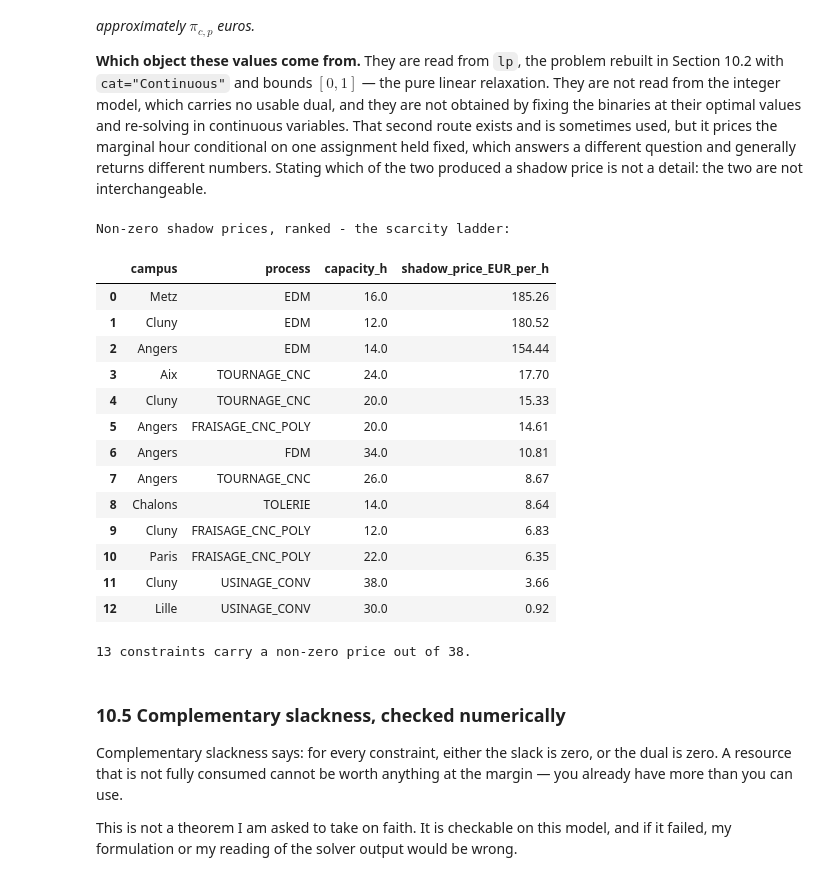
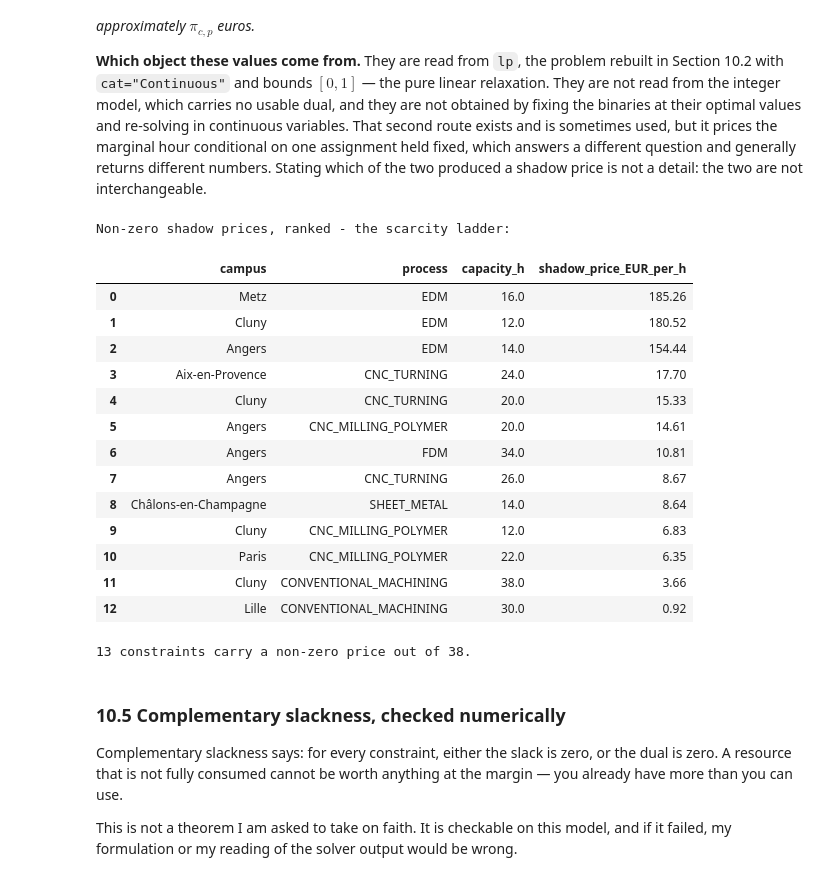
Before and after one commit to TomDemir/multi-site-capacity-allocation-milp, a Jupyter notebook: MILP_Capacity_Allocation_final.ipynb, the cells around one changed output. Saved outputs shown, nothing was run; the diff lists cells and outputs as text; code cells hidden in the pictures.

```diff
--- a/MILP_Capacity_Allocation_final.ipynb
+++ b/MILP_Capacity_Allocation_final.ipynb
@@ -212,8 +212,8 @@ C = list(CAMPUS_COORD)
 # Process types.
 # The first six exist somewhere in the network. The last two form the EXCLUSION PERIMETER:
 # no campus owns them, so no order requiring them can ever be served.
-P_SERVED   = ["TOURNAGE_CNC", "FRAISAGE_CNC_POLY", "USINAGE_CONV", "TOLERIE", "FDM", "EDM"]
-P_EXCLUDED = ["FRAISAGE_CNC_METAL", "ADDITIF_RESINE"]
+P_SERVED   = ["CNC_TURNING", "CNC_MILLING_POLYMER", "CONVENTIONAL_MACHINING", "SHEET_METAL", "FDM", "EDM"]
+P_EXCLUDED = ["CNC_MILLING_METAL", "ADDITIVE_RESIN"]
 P = P_SERVED + P_EXCLUDED
 
 print(f"{len(C)} campuses, {len(P)} process types "
@@ -530,7 +541,7 @@ for i in I:
         c = accepted[i]
         km = d.loc[i, c]
         rows.append({
-            "order": i, "client_city": city[i], "status": "ACCEPTED",
+            "order": i, "client_city": CITY_LABEL[city[i]], "status": "ACCEPTED",
             "campus": c, "km": round(km),
             "gross_margin": margin[i],
             "logistics": round(TAU*km, 1),
@@ -540,7 +551,7 @@ for i in I:
         })
     else:
         rows.append({
-            "order": i, "client_city": city[i], "status": "REFUSED",
+            "order": i, "client_city": CITY_LABEL[city[i]], "status": "REFUSED",
             "campus": "-", "km": None,
             "gross_margin": margin[i], "logistics": None, "net_margin": 0.0,
             "_net_exact": 0.0,
@@ -554,7 +565,8 @@ solution = pd.DataFrame(rows).set_index("order")
 # error per order. Comparing rounded figures would force an artificially loose
 # tolerance, which would only be hiding a display artefact. Keeping an unrounded
 # column lets the check stay at solver precision.
-display(solution.drop(columns=["_net_exact"]))
+display(solution.drop(columns=["_net_exact"])
+        .assign(campus=lambda f: f.campus.map(lambda v: CAMPUS_LABEL.get(v, v))))
 
 exact_sum = solution.loc[solution.status == "ACCEPTED", "_net_exact"].sum()
 print(f"\nSum of net margins of accepted orders (exact): {exact_sum:,.6f} EUR")
@@ -596,7 +608,7 @@ for i, c in accepted.items():
     compat = [cc for cc in C if (i, cc) in x]
     nearest = min(compat, key=lambda cc: d.loc[i, cc])
     nearest_rows.append({
-        "order": i, "client_city": city[i],
+        "order": i, "client_city": CITY_LABEL[city[i]],
         "assigned": c, "km_assigned": round(d.loc[i, c]),
         "nearest_compatible": nearest, "km_nearest": round(d.loc[i, nearest]),
         "extra_km": round(d.loc[i, c] - d.loc[i, nearest]),
@@ -1074,43 +1087,44 @@ interchangeable.
 # %%
 dual_rows = []
 for name, (c, p, cap) in cap_constraints.items():
     con = lp.constraints.get(name)
     pi = con.pi if con is not None else None
     used_lp = sum(h.loc[i, p] * xr[(i, c)].value()
                   for i in I if (i, c) in xr and h.loc[i, p] > 0)
     dual_rows.append({
         "campus": c, "process": p, "capacity_h": cap,
         "used_LP_h": round(used_lp, 2),
         "slack_LP_h": round(cap - used_lp, 2),
         "shadow_price_EUR_per_h": None if pi is None else round(pi, 2),
     })
 
 duals = pd.DataFrame(dual_rows)
 duals["binding_LP"] = duals.slack_LP_h.abs() < 1e-6
 
 print("Non-zero shadow prices, ranked - the scarcity ladder:\n")
 nz = duals[duals.shadow_price_EUR_per_h.fillna(0).abs() > 1e-6] \
         .sort_values("shadow_price_EUR_per_h", ascending=False)
 display(nz[["campus","process","capacity_h","shadow_price_EUR_per_h"]]
-        .reset_index(drop=True))
+        .reset_index(drop=True)
+        .assign(campus=lambda f: f.campus.map(CAMPUS_LABEL)))
 
 print(f"\n{len(nz)} constraints carry a non-zero price out of {len(duals)}.")
 # %% [output]
 Non-zero shadow prices, ranked - the scarcity ladder:
 |  | campus | process | capacity_h | shadow_price_EUR_per_h |
 | 0 | Metz | EDM | 16.0 | 185.26 |
 | 1 | Cluny | EDM | 12.0 | 180.52 |
 | 2 | Angers | EDM | 14.0 | 154.44 |
-| 3 | Aix | TOURNAGE_CNC | 24.0 | 17.70 |
-| 4 | Cluny | TOURNAGE_CNC | 20.0 | 15.33 |
-| 5 | Angers | FRAISAGE_CNC_POLY | 20.0 | 14.61 |
+| 3 | Aix-en-Provence | CNC_TURNING | 24.0 | 17.70 |
+| 4 | Cluny | CNC_TURNING | 20.0 | 15.33 |
+| 5 | Angers | CNC_MILLING_POLYMER | 20.0 | 14.61 |
 | 6 | Angers | FDM | 34.0 | 10.81 |
-| 7 | Angers | TOURNAGE_CNC | 26.0 | 8.67 |
-| 8 | Chalons | TOLERIE | 14.0 | 8.64 |
-| 9 | Cluny | FRAISAGE_CNC_POLY | 12.0 | 6.83 |
-| 10 | Paris | FRAISAGE_CNC_POLY | 22.0 | 6.35 |
-| 11 | Cluny | USINAGE_CONV | 38.0 | 3.66 |
-| 12 | Lille | USINAGE_CONV | 30.0 | 0.92 |
+| 7 | Angers | CNC_TURNING | 26.0 | 8.67 |
+| 8 | Châlons-en-Champagne | SHEET_METAL | 14.0 | 8.64 |
+| 9 | Cluny | CNC_MILLING_POLYMER | 12.0 | 6.83 |
+| 10 | Paris | CNC_MILLING_POLYMER | 22.0 | 6.35 |
+| 11 | Cluny | CONVENTIONAL_MACHINING | 38.0 | 3.66 |
+| 12 | Lille | CONVENTIONAL_MACHINING | 30.0 | 0.92 |
 13 constraints carry a non-zero price out of 38.
 # %% [markdown]
 ### 10.5 Complementary slackness, checked numerically
```
Also changed, not shown: parts of 12 cells of this notebook.
